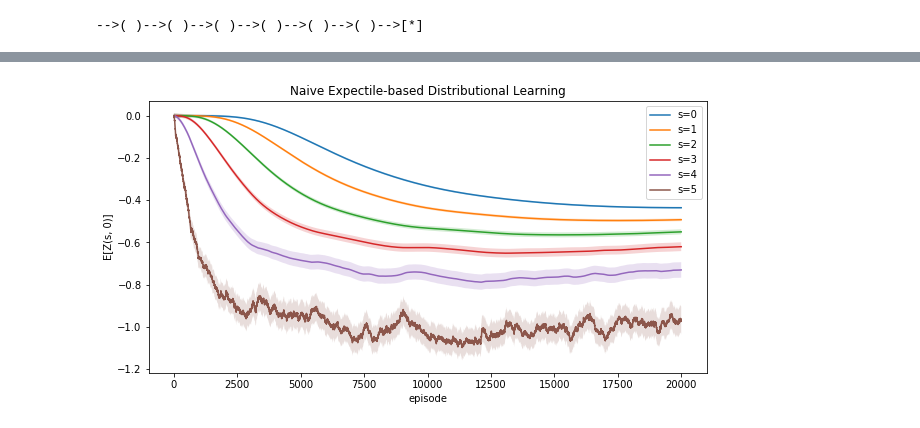
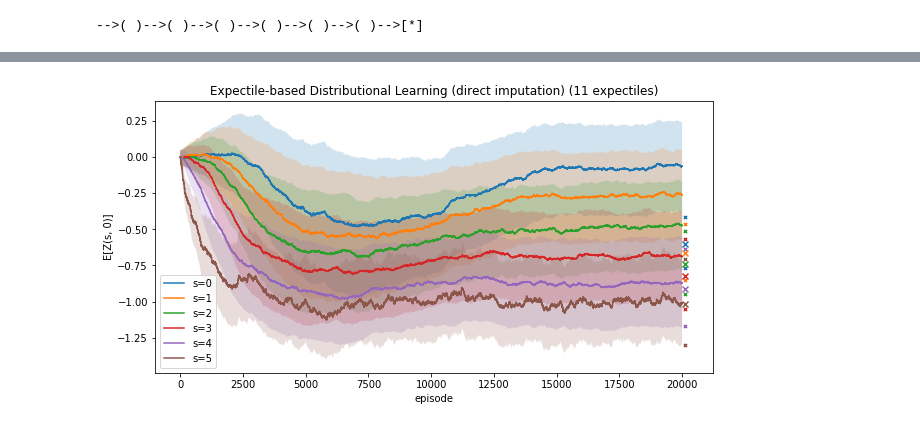
Before and after one commit to matomatical/neuRL, a Jupyter notebook: ChainMDP.ipynb, the cells around one changed output, grey strips where cells are left out. Drawn from its saved outputs; the diff is of its cells as text; code cells hidden in the pictures.

Commit message:
chainmdp wip

```diff
--- a/ChainMDP.ipynb
+++ b/ChainMDP.ipynb
@@ -337,0 +377,27 @@ nedrlagent.render()
+# %%
+log = np.array(nedrllog)
+plt.figure(figsize=(10, 5))
+plt.title("Naive Expectile-based Distributional Learning")
+half = log.shape[-1]//2
+for i in range(6):
+    time = np.arange(log.shape[0])
+    mean = log[:, i, 0, half]
+    mup1 = log[:, i, 0, half + 4]
+    mdn1 = log[:, i, 0, half - 4]
+    l, = plt.plot(time, mean, label=f"s={i}")
+    plt.fill_between(time, mup1, mdn1, alpha=0.2, facecolor=l.get_color())
+    plt.scatter(time[-1]+100, expectile(G[:, i], nedrlagent.τ)[half], marker="x", color=l.get_color())
+    plt.scatter(time[-1]+100, expectile(G[:, i], nedrlagent.τ)[half+4], s=10, marker="x", color=l.get_color())
+    plt.scatter(time[-1]+100, expectile(G[:, i], nedrlagent.τ)[half-4], s=10, marker="x", color=l.get_color())
+plt.ylabel("E[Z(s, 0)]")
+plt.xlabel("episode")
+plt.legend()
+plt.show()
+
+fig, axes = plt.subplots(2, 3, figsize=(12, 6))
+for i, ax in enumerate(axes.flat):
+    ax.set_title(f"E state {i}")
+    for j in range(0, nedrlagent.k, 10):
+        ax.plot(log[:, i, 0, j])
+plt.tight_layout()
+plt.show()
@@ -337,0 +589,4 @@ nedrlagent.render()
+# %%
+edrlagent11 = EDRLAgent(1, 6, 11, imputer=DirectImputer())
+edrllog11 = train(ChainMDP(6), edrlagent11, episodes=20000, render=False, log=True)
+edrlagent11.render()
@@ -338,17 +595,21 @@ nedrlagent.render()
 # %%
-log = np.array(nedrllog)
+log = np.array(edrllog11)
 plt.figure(figsize=(10, 5))
-plt.title("Naive Expectile-based Distributional Learning")
+plt.title("Expectile-based Distributional Learning (direct imputation) (11 expectiles)")
+half = log.shape[-1]//2
 for i in range(6):
     time = np.arange(log.shape[0])
-    mean = log[:, i, 0, nedrl_k//2]
-    mup1 = log[:, i, 0, nedrl_k//2 + 4]
-    mdn1 = log[:, i, 0, nedrl_k//2 - 4]
+    mean = log[:, i, 0, half]
+    mup1 = log[:, i, 0, half+1]
+    mdn1 = log[:, i, 0, half-1]
     l, = plt.plot(time, mean, label=f"s={i}")
     plt.fill_between(time, mup1, mdn1, alpha=0.2, facecolor=l.get_color())
+    plt.scatter(time[-1]+100, expectile(G[:, i], edrlagent11.τ)[half], marker="x", color=l.get_color())
+    plt.scatter(time[-1]+100, expectile(G[:, i], edrlagent11.τ)[half+1], s=10, marker="x", color=l.get_color())
+    plt.scatter(time[-1]+100, expectile(G[:, i], edrlagent11.τ)[half-1], s=10, marker="x", color=l.get_color())
 plt.ylabel("E[Z(s, 0)]")
 plt.xlabel("episode")
 plt.legend()
 plt.show()
 # %% [output]
-[figure, old version]
+[figure, new version]
```
Also changed, not shown: parts of 22 cells of this notebook, 2 other files.
